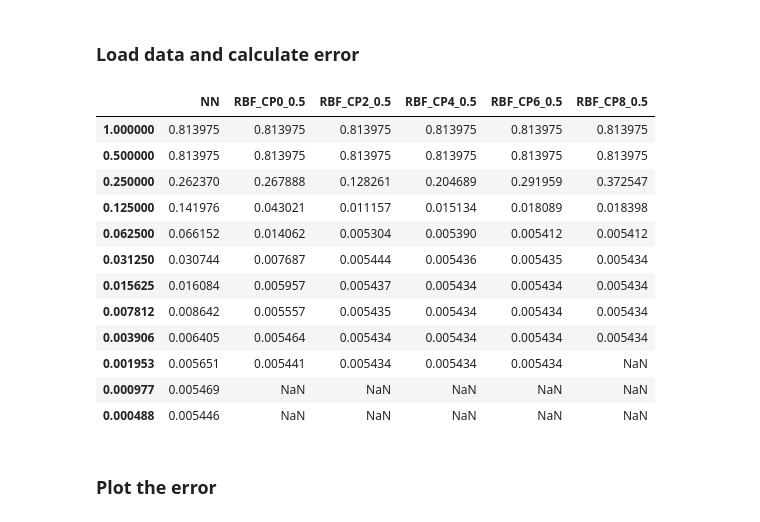
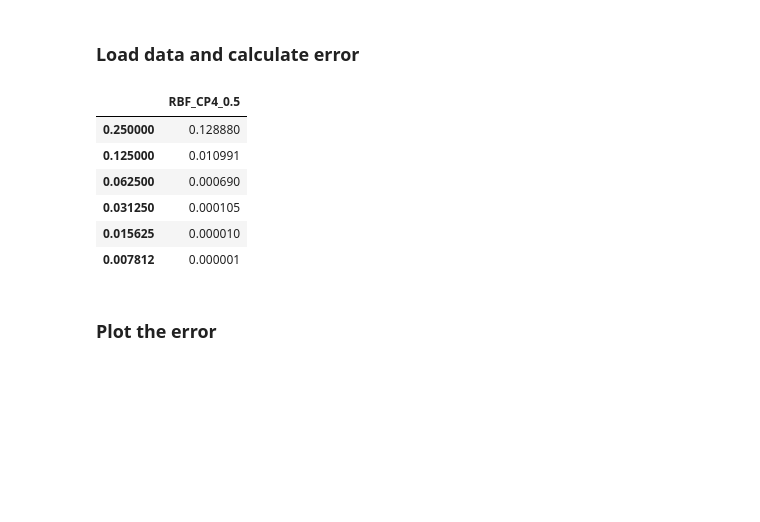
Before and after one commit to r-walloner/Flexible-mesh-particle-coupling-with-preCICE, a Jupyter notebook: deal.II-example-step-68-with-preCICE/postprocressing/mapping_error_over_grid_spacing.ipynb, the cells around one changed output. Cells and saved outputs as stored; diff of their text form; code cells hidden in the pictures; blank space fills up the shorter version.

```diff
--- a/deal.II-example-step-68-with-preCICE/postprocressing/mapping_error_over_grid_spacing.ipynb
+++ b/deal.II-example-step-68-with-preCICE/postprocressing/mapping_error_over_grid_spacing.ipynb
@@ -54,49 +54,43 @@ def load_data(runs_dir: pathlib.Path, timestep: int) -> pd.DataFrame:
                     "compact-polynomial-c4": "CP4",
                     "compact-polynomial-c6": "CP6",
                     "compact-polynomial-c8": "CP8",
                 }[parameters["basis_function"]]
             )
             column_name += f"_{parameters['support_radius']}"
 
         # Calculate grid spacing from refinement level
         grid_spacing = 1 / 2 ** parameters["refinement"]
 
         # Calculate velocity error
         try:
             file_name = f"refinement-{parameters["refinement"]}_particles_{timestep:06}.pvtu"
             mesh = pv.read(run_path / "solution" / file_name)
 
-            mesh["error"] = np.linalg.norm(mesh["velocity"] - mesh["analytical_velocity"], axis=1)
+            error = np.linalg.norm(mesh["velocity_error"], axis=1)
 
-            mean_error = mesh["error"].mean()
+            mean_error = error.mean()
 
         except FileNotFoundError:
             mean_error = np.nan
 
         # Insert error into data dict
         if column_name not in data:
             data[column_name] = {}
         data[column_name][grid_spacing] = mean_error
 
     # Convert data dict to pandas DataFrame
     return pd.DataFrame(data).sort_index(axis=0, ascending=False).sort_index(axis=1)
 
-df = load_data(working_dir.parent / "runs" / "euler_explicit_wrong", 250)
+df = load_data(working_dir.parent / "runs" / "euler_explicit", 70)
 df
 # %% [output]
-|  | NN | RBF_CP0_0.5 | RBF_CP2_0.5 | RBF_CP4_0.5 | RBF_CP6_0.5 | RBF_CP8_0.5 |
-| 1.000000 | 0.813975 | 0.813975 | 0.813975 | 0.813975 | 0.813975 | 0.813975 |
-| 0.500000 | 0.813975 | 0.813975 | 0.813975 | 0.813975 | 0.813975 | 0.813975 |
-| 0.250000 | 0.262370 | 0.267888 | 0.128261 | 0.204689 | 0.291959 | 0.372547 |
-| 0.125000 | 0.141976 | 0.043021 | 0.011157 | 0.015134 | 0.018089 | 0.018398 |
-| 0.062500 | 0.066152 | 0.014062 | 0.005304 | 0.005390 | 0.005412 | 0.005412 |
-| 0.031250 | 0.030744 | 0.007687 | 0.005444 | 0.005436 | 0.005435 | 0.005434 |
-| 0.015625 | 0.016084 | 0.005957 | 0.005437 | 0.005434 | 0.005434 | 0.005434 |
-| 0.007812 | 0.008642 | 0.005557 | 0.005435 | 0.005434 | 0.005434 | 0.005434 |
-| 0.003906 | 0.006405 | 0.005464 | 0.005434 | 0.005434 | 0.005434 | 0.005434 |
-| 0.001953 | 0.005651 | 0.005441 | 0.005434 | 0.005434 | 0.005434 | NaN |
-| 0.000977 | 0.005469 | NaN | NaN | NaN | NaN | NaN |
-| 0.000488 | 0.005446 | NaN | NaN | NaN | NaN | NaN |
+|  | RBF_CP4_0.5 |
+| 0.250000 | 0.128880 |
+| 0.125000 | 0.010991 |
+| 0.062500 | 0.000690 |
+| 0.031250 | 0.000105 |
+| 0.015625 | 0.000010 |
+| 0.007812 | 0.000001 |
 # %% [markdown]
 ### Plot the error
 # %%
```
Also changed, not shown: parts of 3 cells of this notebook, 1 other file.
